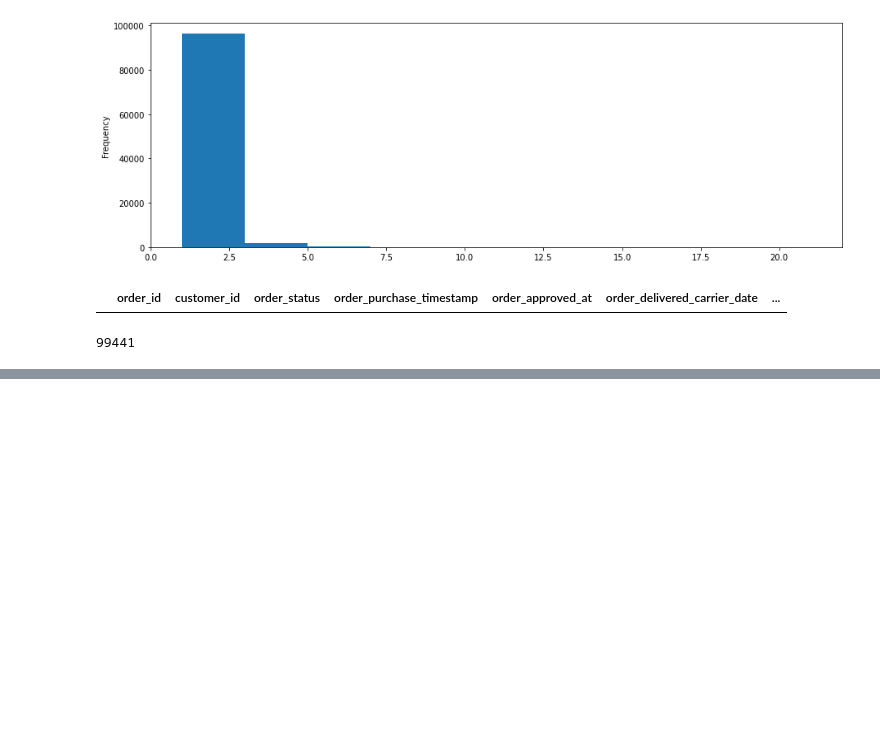
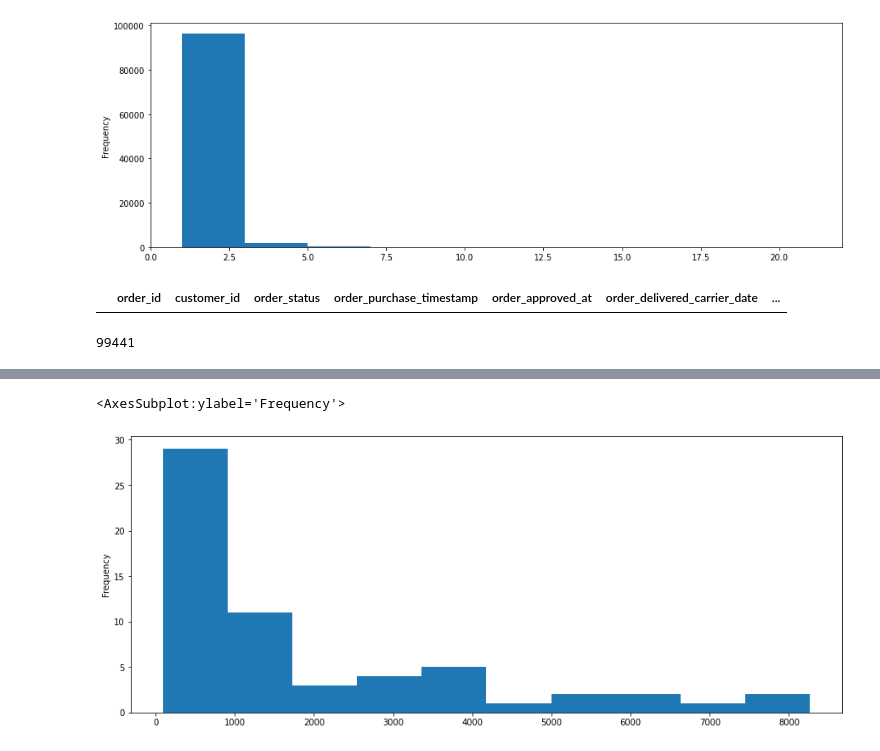
Before and after one commit to ludel/BipedeMathDataScienceProject, a Jupyter notebook: notebooks/recommendations.ipynb, the cells around one changed output, grey strips where cells are left out. Saved outputs shown, nothing was run; the diff lists cells and outputs as text; code cells hidden in the pictures; blank space fills up the shorter version.

```diff
--- a/notebooks/recommendations.ipynb
+++ b/notebooks/recommendations.ipynb
@@ -58,0 +69,5 @@ full_df.to_csv('../data/full_clustered.csv')
+# %%
+full_df['cluster'].value_counts().plot.hist(grid=False, figsize=(15,6))
+# %% [output]
+<AxesSubplot:ylabel='Frequency'>
+[figure, added]
```
Also changed, not shown: parts of 2 cells of this notebook, 2 other files.
